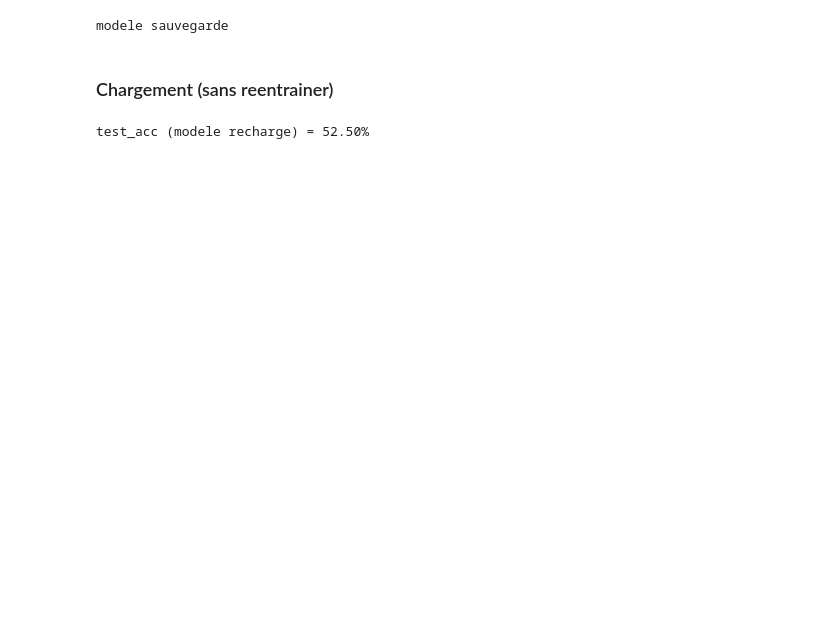
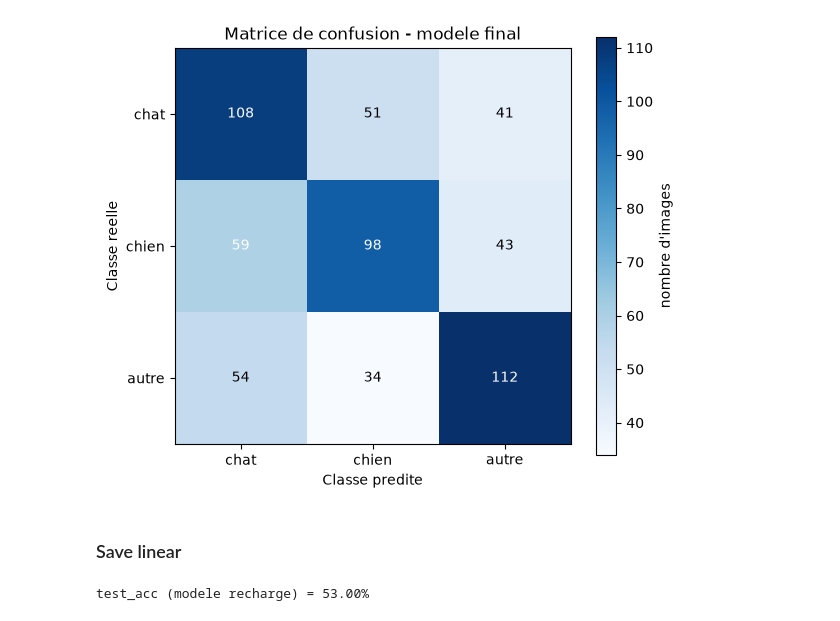
Before and after one commit to AbdelkrimAKKAL/Projet_Annual_IA, a Jupyter notebook: jupyter/model_linear.ipynb, the cells around one changed output. Cells and saved outputs as stored; diff of their text form; code cells hidden in the pictures; blank space fills up the shorter version.

```diff
--- a/jupyter/model_linear.ipynb
+++ b/jupyter/model_linear.ipynb
@@ -188,18 +154,46 @@ Config retenue : 16x16 couleur, 200 epochs, lr=0.0001.
+# %%
+noms_classes = ["chat", "chien", "autre"]
+
+def matrice_confusion(model, X, Y, nb_classes=3):
+    matrice = np.zeros((nb_classes, nb_classes), dtype=int)
+    for x, y_vrai in zip(X, Y):
+        y_pred = predire_linear(model, x)
+        matrice[y_vrai][y_pred] += 1
+    return matrice
+
+cm = matrice_confusion(model, X_test, Y_test)
+
+fig, ax = plt.subplots(figsize=(6, 5))
+im = ax.imshow(cm, cmap="Blues")
+ax.set_xticks(range(len(noms_classes)))
+ax.set_yticks(range(len(noms_classes)))
+ax.set_xticklabels(noms_classes)
+ax.set_yticklabels(noms_classes)
+ax.set_xlabel("Classe predite")
+ax.set_ylabel("Classe reelle")
+ax.set_title("Matrice de confusion - modele final")
+
+seuil = cm.max() / 2
+for i in range(cm.shape[0]):
+    for j in range(cm.shape[1]):
+        couleur_texte = "white" if cm[i, j] > seuil else "black"
+        ax.text(j, i, cm[i, j], ha="center", va="center", color=couleur_texte)
+
+fig.colorbar(im, ax=ax, label="nombre d'images")
+plt.tight_layout()
+plt.show()
+# %% [output]
+[figure, added]
+# %% [markdown]
+### Save linear
 # %%
-model = entrainer_linear(X_train_16_3, Y_train_16_3, output_size=3, epochs=200, lr=LR, shuffle=True, seed=42)
-
-chemin = os.path.join(project_root, "models", "linear_chat_chien_autre.txt")
+chemin = os.path.join(project_root, "models", "linear.txt")
 lib.save_linear_model(model, chemin.encode())
 lib.destroy_linear_model(model)
 
-print("modele sauvegarde")
+# charger
+loaded_model= lib.load_linear_model(chemin.encode())
+print(f"test_acc (modele recharge) = {precision_linear(loaded_model, X_test, Y_test):.2f}%")
+lib.destroy_linear_model(loaded_model)
 # %% [output]
-modele sauvegarde
+test_acc (modele recharge) = 53.00%
-# %% [markdown]
-### Chargement (sans reentrainer)
-# %%
-model_charge = lib.load_linear_model(chemin.encode())
-print(f"test_acc (modele recharge) = {precision_linear(model_charge, X_test_16_3, Y_test_16_3):.2f}%")
-lib.destroy_linear_model(model_charge)
-# %% [output]
-test_acc (modele recharge) = 52.50%
```
Also changed, not shown: parts of 26 cells of this notebook, 14 other files.
